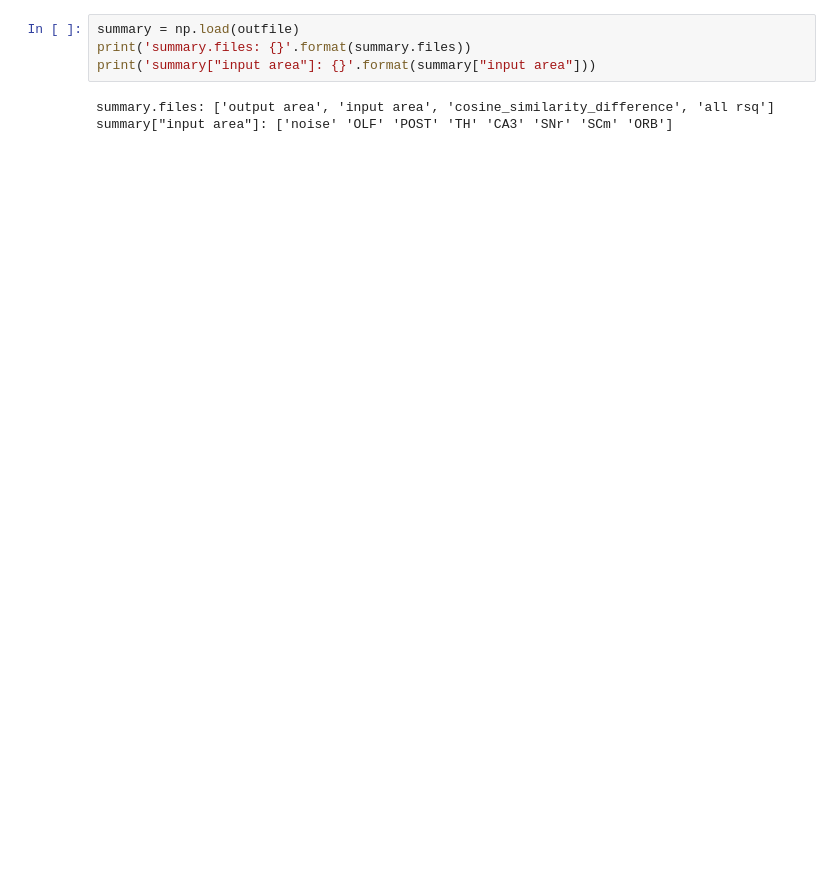
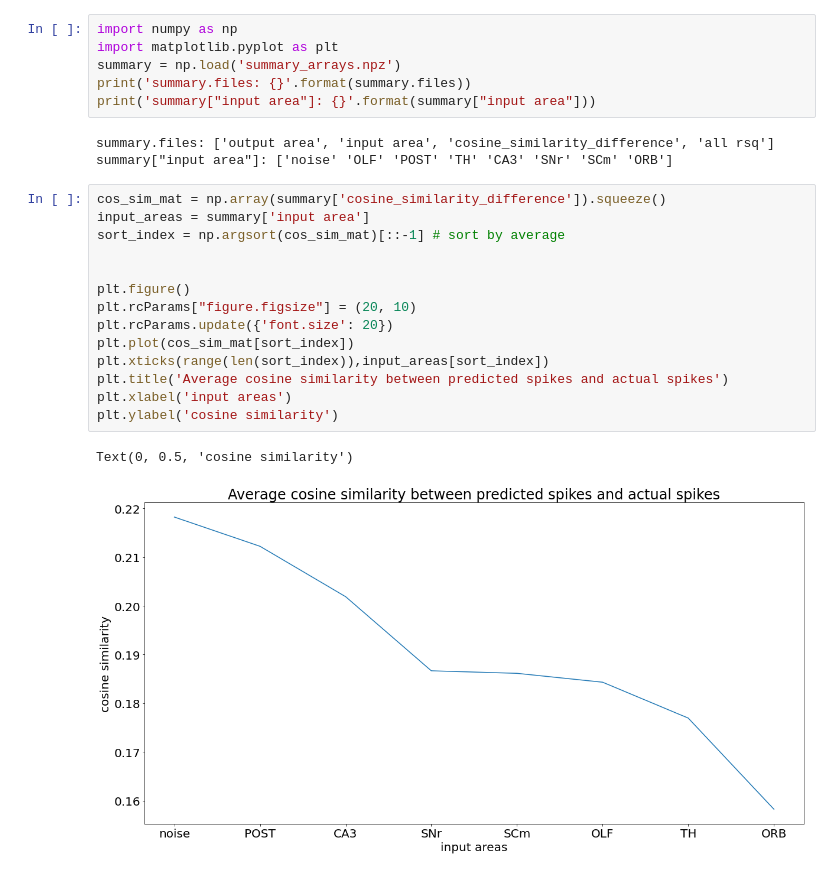
Before and after one commit to cindyhfls/NMA_DL_2021_project, a Jupyter notebook: DifferentRegionsCorrelatedLatents/LoopTemplate.ipynb, the cells around one changed output. Cells and saved outputs as stored; diff of their text form; blank space fills up the shorter version.

```diff
--- a/DifferentRegionsCorrelatedLatents/LoopTemplate.ipynb
+++ b/DifferentRegionsCorrelatedLatents/LoopTemplate.ipynb
@@ -495,9 +495,28 @@ Text(0.5, 0, 'Regions')
 outfile = 'summary_arrays.npz'
 np.savez(outfile, **summary)
 # %%
-summary = np.load(outfile)
+import numpy as np
+import matplotlib.pyplot as plt
+summary = np.load('summary_arrays.npz')
 print('summary.files: {}'.format(summary.files))
 print('summary["input area"]: {}'.format(summary["input area"]))
 # %% [output]
 summary.files: ['output area', 'input area', 'cosine_similarity_difference', 'all rsq']
 summary["input area"]: ['noise' 'OLF' 'POST' 'TH' 'CA3' 'SNr' 'SCm' 'ORB']
+# %%
+cos_sim_mat = np.array(summary['cosine_similarity_difference']).squeeze()
+input_areas = summary['input area']
+sort_index = np.argsort(cos_sim_mat)[::-1] # sort by average
+
+
+plt.figure()
+plt.rcParams["figure.figsize"] = (20, 10)
+plt.rcParams.update({'font.size': 20})
+plt.plot(cos_sim_mat[sort_index])
+plt.xticks(range(len(sort_index)),input_areas[sort_index])
+plt.title('Average cosine similarity between predicted spikes and actual spikes')
+plt.xlabel('input areas')
+plt.ylabel('cosine similarity')
+# %% [output]
+Text(0, 0.5, 'cosine similarity')
+[figure, added]
```
Also changed, not shown: parts of 1 cell of this notebook.
